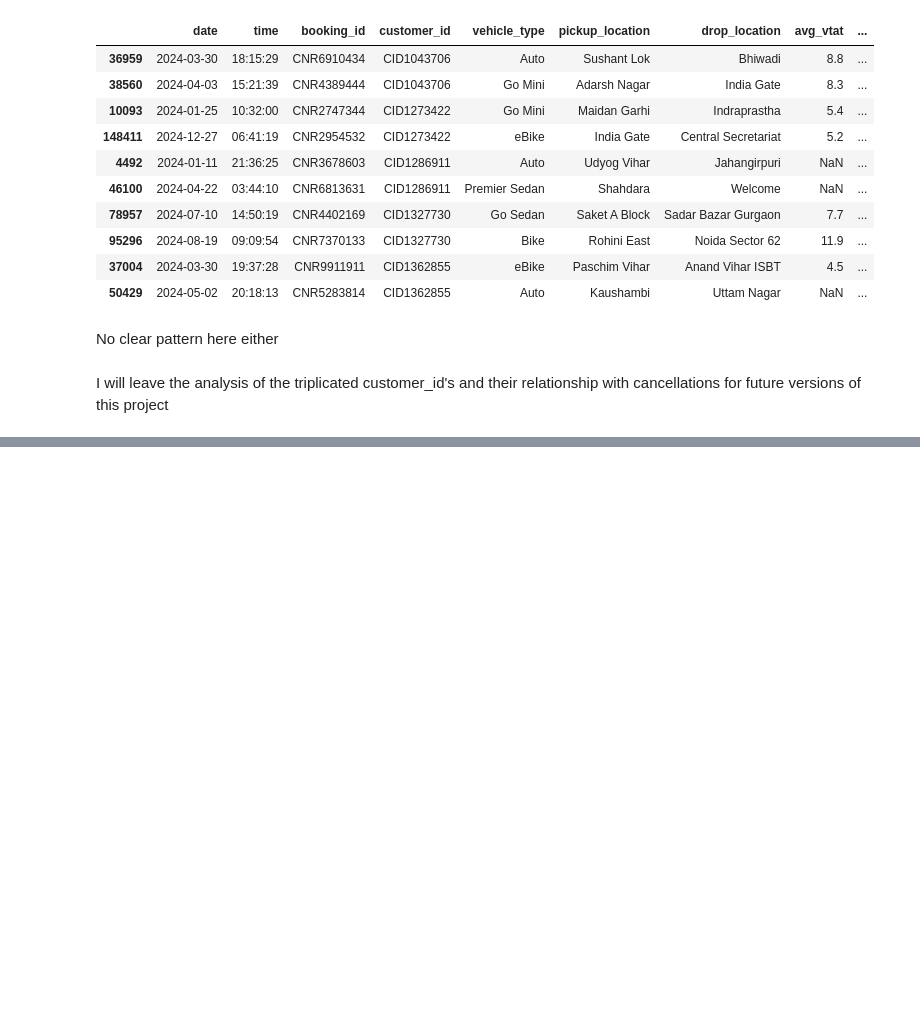
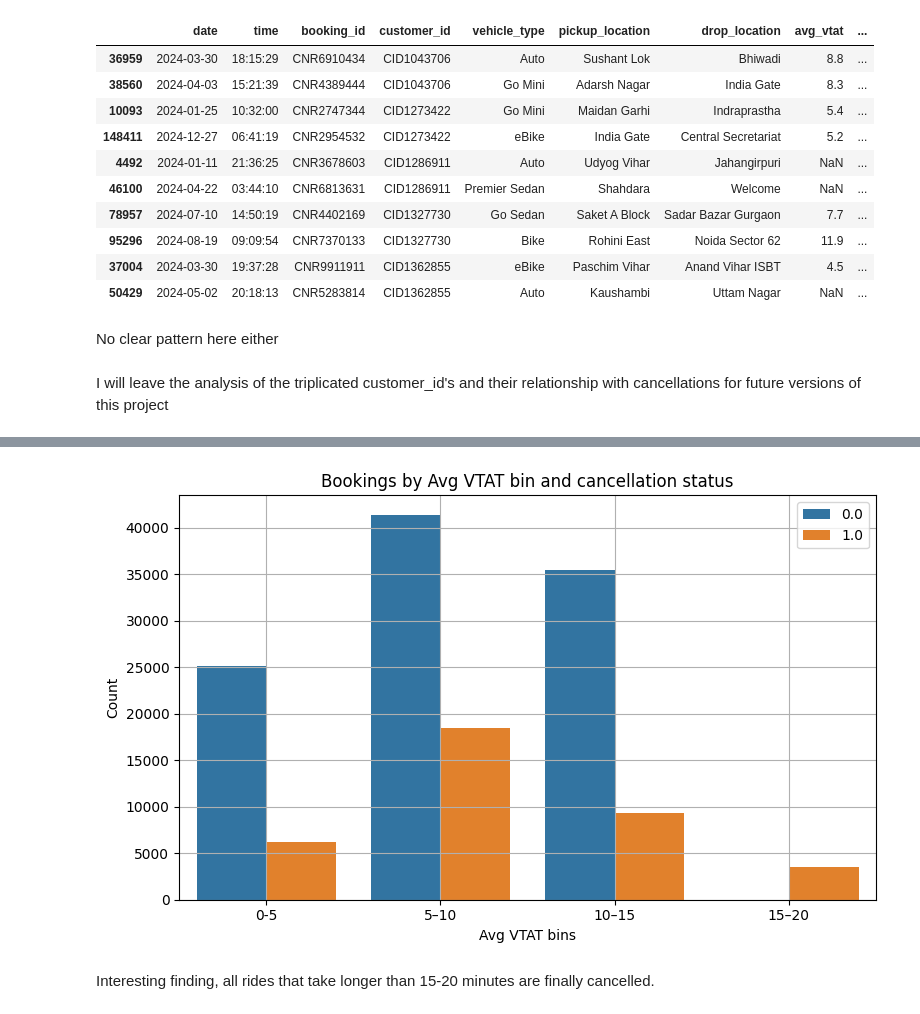
Before and after one commit to amaldu/uber-ride-cancellation-prediction, a Jupyter notebook: uber-analysis/notebooks/05_bivar_eda.ipynb, the cells around one changed output, grey strips where cells are left out. Saved outputs shown, nothing was run; the diff lists cells and outputs as text; code cells hidden in the pictures; blank space fills up the shorter version.

Commit message:
update: added avgvtat_bins analysis and visualizations

```diff
--- a/uber-analysis/notebooks/05_bivar_eda.ipynb
+++ b/uber-analysis/notebooks/05_bivar_eda.ipynb
@@ -323,0 +358,16 @@ I will leave the analysis of the triplicated customer_id's and their relationshi
+# %%
+plt.figure(figsize=(8, 5))
+
+sns.countplot(data=data,x="avgvtat_bins", hue="is_cancelled")
+plt.xlabel("Avg VTAT bins")
+plt.ylabel("Count")
+plt.title("Bookings by Avg VTAT bin and cancellation status")
+plt.legend(title="")
+
+plt.tight_layout()
+plt.grid()
+plt.show()
+# %% [output]
+[figure, added]
+# %% [markdown]
+Interesting finding, all rides that take longer than 15-20 minutes are finally cancelled.
```
Also changed, not shown: parts of 5 cells of this notebook, 1 other file.
